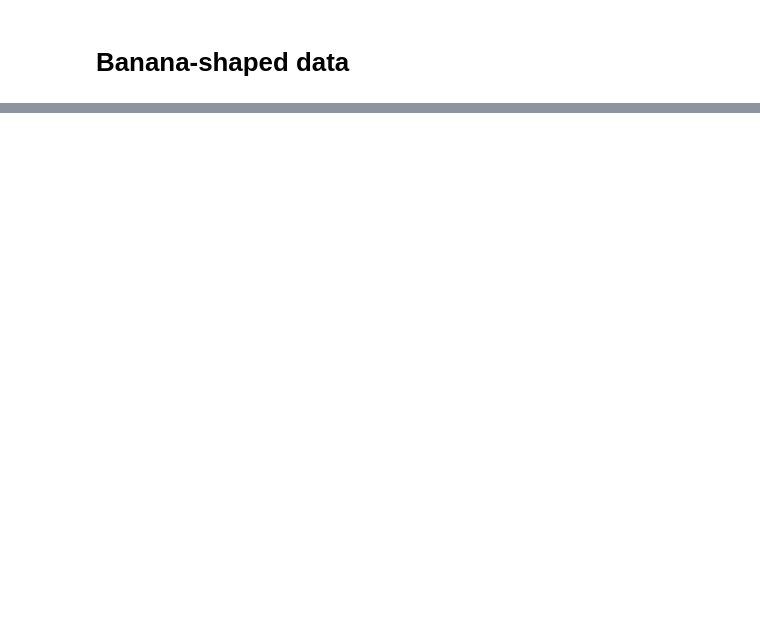
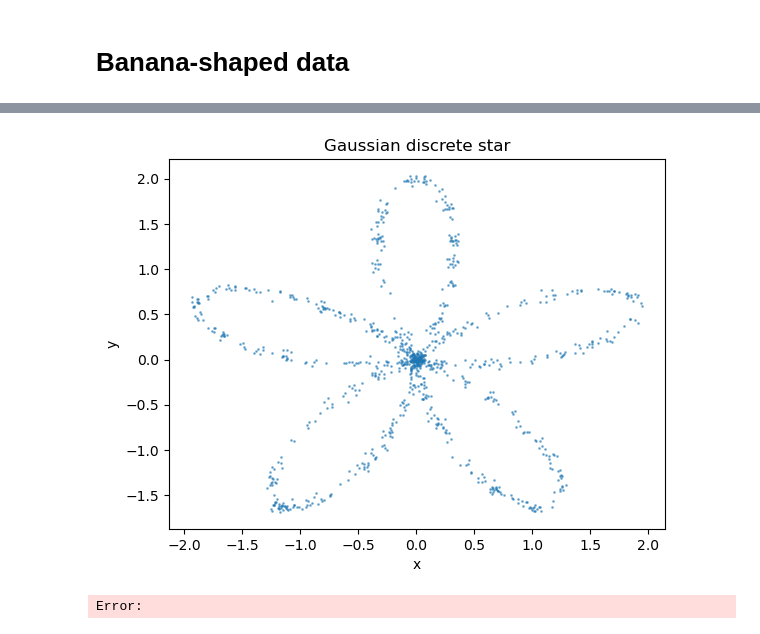
Before and after one commit to HalvardBariller/Score-based-generative-modeling-, a Jupyter notebook: notebooks/data_visualisation.ipynb, the cells around one changed output, grey strips where cells are left out. Drawn from its saved outputs; the diff is of its cells as text; code cells hidden in the pictures; blank space fills up the shorter version.

```diff
--- a/notebooks/data_visualisation.ipynb
+++ b/notebooks/data_visualisation.ipynb
@@ -66,0 +67,10 @@ NameError: name 'dicrete' is not defined
+# %%
+
+echantillonneur.gmm_score_plot(echantillons)
+# %% [output]
+[figure, added]
+# %%
+scores_vec = sampling.gradient_log_start(echantillons, echantillonneur.poids, echantillonneur.Y_star, echantillonneur.covariances)
+sampling.plot_gaussian_mixture_scores(echantillons, scores_vec)
+# %% [output]
+Error:
```
Also changed, not shown: parts of 8 cells of this notebook.
